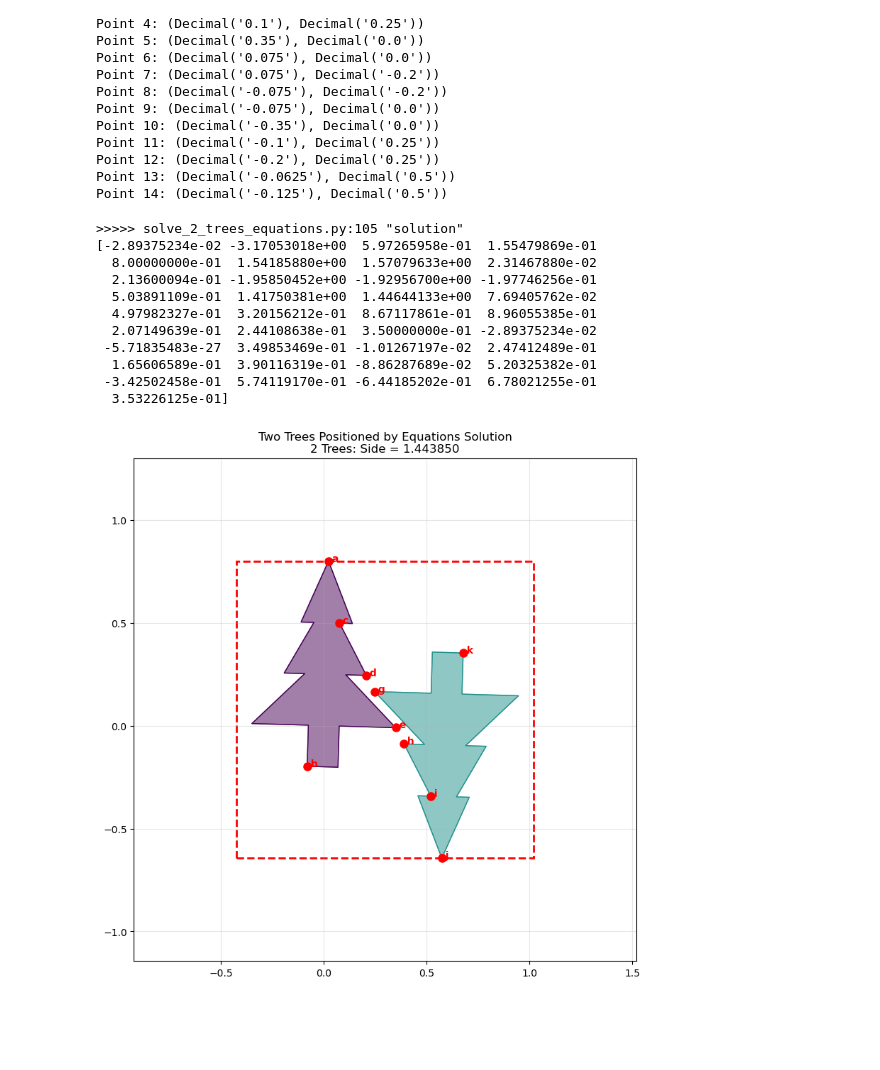
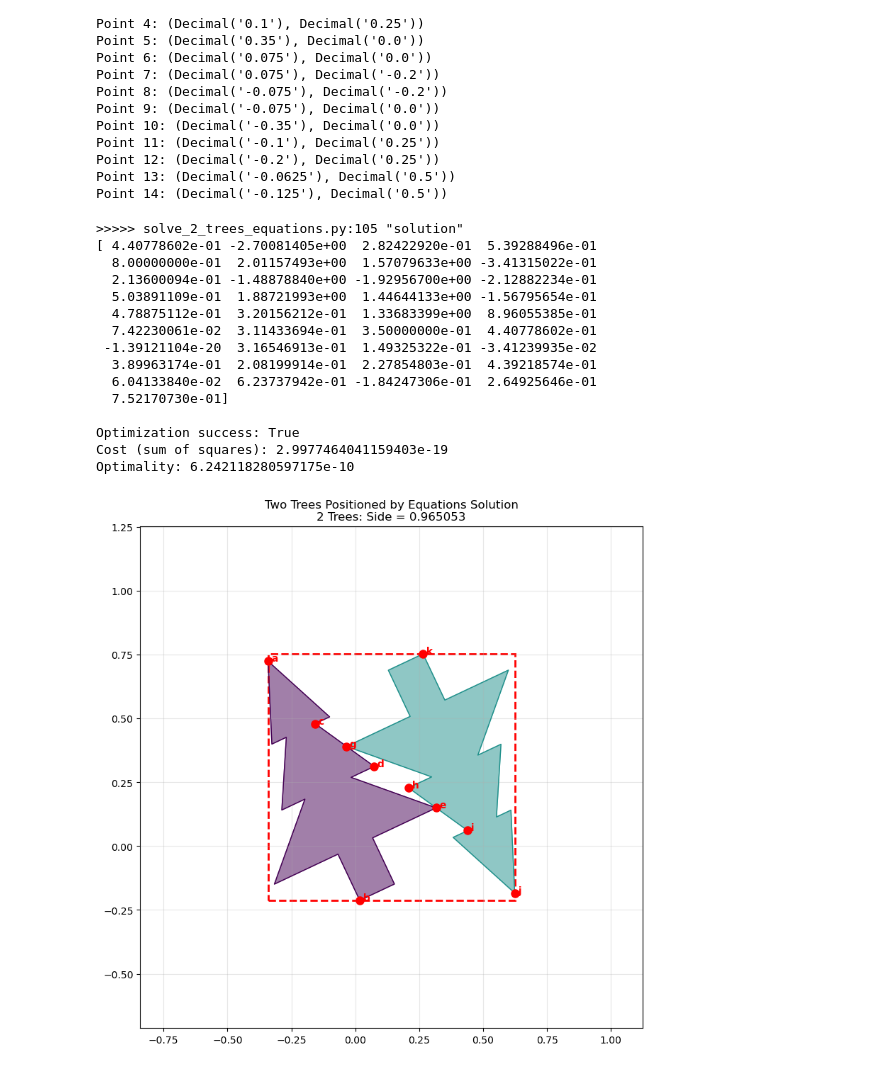
Before and after one commit to jsebdev/kaggle_santa_challenge_2025, a Jupyter notebook: my_approaches/playground/solve_2_trees_equations.ipynb, the cells around one changed output. Saved outputs shown, nothing was run; the diff lists cells and outputs as text; code cells hidden in the pictures; blank space fills up the shorter version.

Commit message:
apply solution with bounds for 2 trees

```diff
--- a/my_approaches/playground/solve_2_trees_equations.ipynb
+++ b/my_approaches/playground/solve_2_trees_equations.ipynb
@@ -40,7 +40,7 @@ Point 13: (Decimal('-0.0625'), Decimal('0.5'))
 Point 14: (Decimal('-0.125'), Decimal('0.5'))
 # %%
 
-def equations(vars):
+def system(vars):
     # each point from a to k is a point in one of the trees
     # each point can have 5 variables associated.
     # e.g.
@@ -154,11 +154,24 @@ initial_guess = [
     0.3, 1.0  #k
 ]
 
-
-solution = fsolve(equations, initial_guess)
+####################################################################################################
+# solution with no bound constraints
+# solution = fsolve(equations, initial_guess)
+####################################################################################################
+n_vars = len(initial_guess)
+lower_bounds = [-np.inf] * n_vars
+upper_bounds = [np.inf] * n_vars
+# Add constraint: t1 > 0 (index 0)
+lower_bounds[0] = 0  # t1 >= 0
+result = least_squares(system, initial_guess, bounds=(lower_bounds, upper_bounds))
+solution = result.x
+####################################################################################################
 
 print('>>>>> solve_2_trees_equations.py:105 "solution"')
 print(solution)
+print(f'\nOptimization success: {result.success}')
+print(f'Cost (sum of squares): {result.cost}')
+print(f'Optimality: {result.optimality}')
 
 (
     # trees angles
@@ -181,41 +194,45 @@ print(solution)
 
 trees = [
     ChristmasTree(center_x='0', center_y='0', angle=str(t1 * 180 / np.pi)),
     ChristmasTree(center_x=str(fx), center_y=str(fy), angle=str(t2 * 180 / np.pi))
 ]
 
 fig_ax = plot_configuration(trees=trees, title="Two Trees Positioned by Equations Solution", show=False)
 
 # plot points a to k on the same figure
 points_labels = ['a', 'b', 'c', 'd', 'e', 'g', 'h', 'i', 'j', 'k']
 points_coords = [
     (ax, a * np.sin(ap)),
     (b * np.cos(bp), by),
     (cx, cy),
     (dx, dy),
     (ex, ey),
     (gx, gy),
     (hx, hy),
     (ix, iy),
     (jx, jy),
     (kx, ky)
 ]
 
 for label, (x, y) in zip(points_labels, points_coords):
     fig_ax.plot(x, y, 'ro', markersize=8, zorder=10)
     fig_ax.text(x, y, f' {label}', fontsize=10, fontweight='bold', color='red', zorder=11)
 
 plt.show()
 # %% [output]
 >>>>> solve_2_trees_equations.py:105 "solution"
-[-2.89375234e-02 -3.17053018e+00  5.97265958e-01  1.55479869e-01
-  8.00000000e-01  1.54185880e+00  1.57079633e+00  2.31467880e-02
-  2.13600094e-01 -1.95850452e+00 -1.92956700e+00 -1.97746256e-01
-  5.03891109e-01  1.41750381e+00  1.44644133e+00  7.69405762e-02
-  4.97982327e-01  3.20156212e-01  8.67117861e-01  8.96055385e-01
-  2.07149639e-01  2.44108638e-01  3.50000000e-01 -2.89375234e-02
- -5.71835483e-27  3.49853469e-01 -1.01267197e-02  2.47412489e-01
-  1.65606589e-01  3.90116319e-01 -8.86287689e-02  5.20325382e-01
- -3.42502458e-01  5.74119170e-01 -6.44185202e-01  6.78021255e-01
-  3.53226125e-01]
+[ 4.40778602e-01 -2.70081405e+00  2.82422920e-01  5.39288496e-01
+  8.00000000e-01  2.01157493e+00  1.57079633e+00 -3.41315022e-01
+  2.13600094e-01 -1.48878840e+00 -1.92956700e+00 -2.12882234e-01
+  5.03891109e-01  1.88721993e+00  1.44644133e+00 -1.56795654e-01
+  4.78875112e-01  3.20156212e-01  1.33683399e+00  8.96055385e-01
+  7.42230061e-02  3.11433694e-01  3.50000000e-01  4.40778602e-01
+ -1.39121104e-20  3.16546913e-01  1.49325322e-01 -3.41239935e-02
+  3.89963174e-01  2.08199914e-01  2.27854803e-01  4.39218574e-01
+  6.04133840e-02  6.23737942e-01 -1.84247306e-01  2.64925646e-01
+  7.52170730e-01]
+
+Optimization success: True
+Cost (sum of squares): 2.9977464041159403e-19
+Optimality: 6.242118280597175e-10
-[figure, old version]
+[figure, new version]
```
Also changed, not shown: parts of 1 cell of this notebook, 2 other files.
